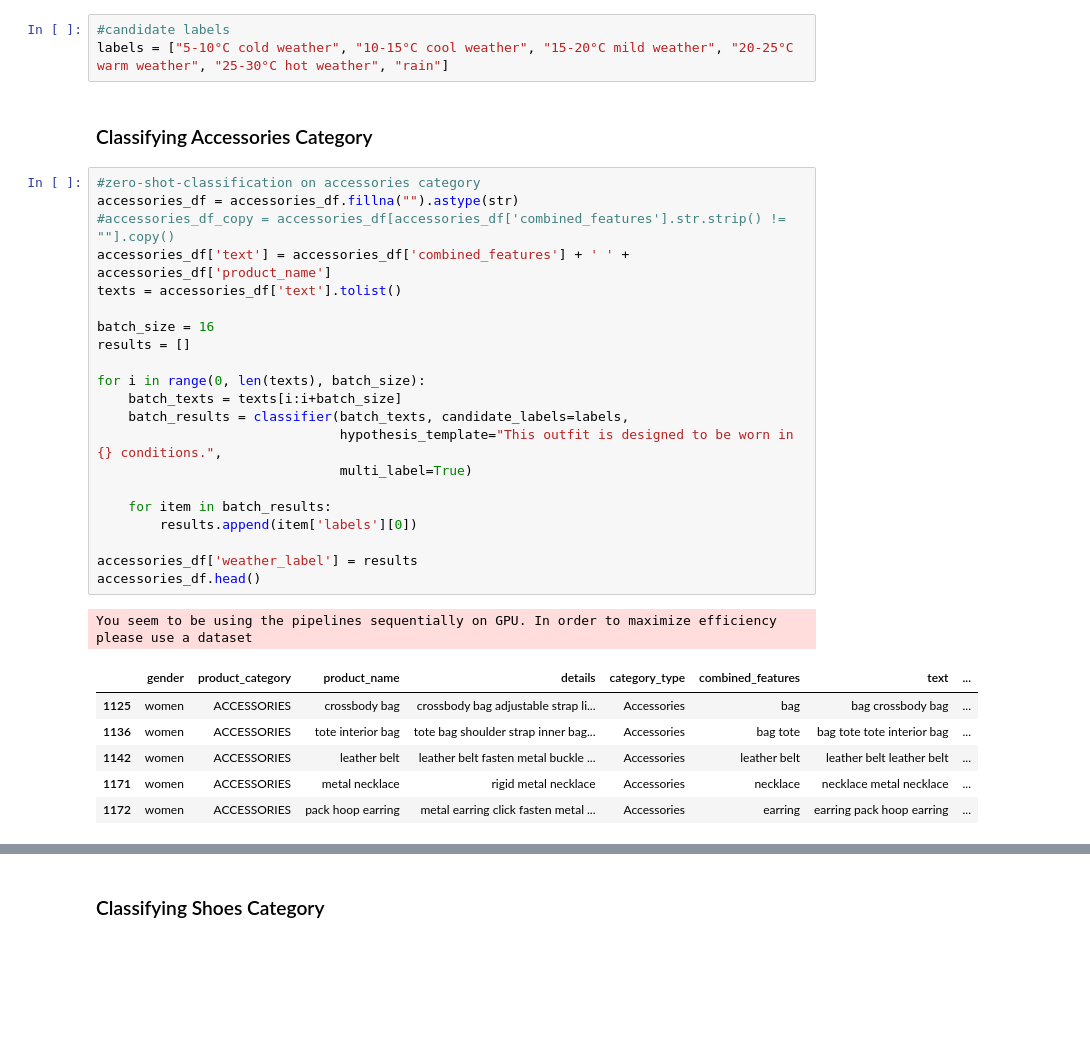
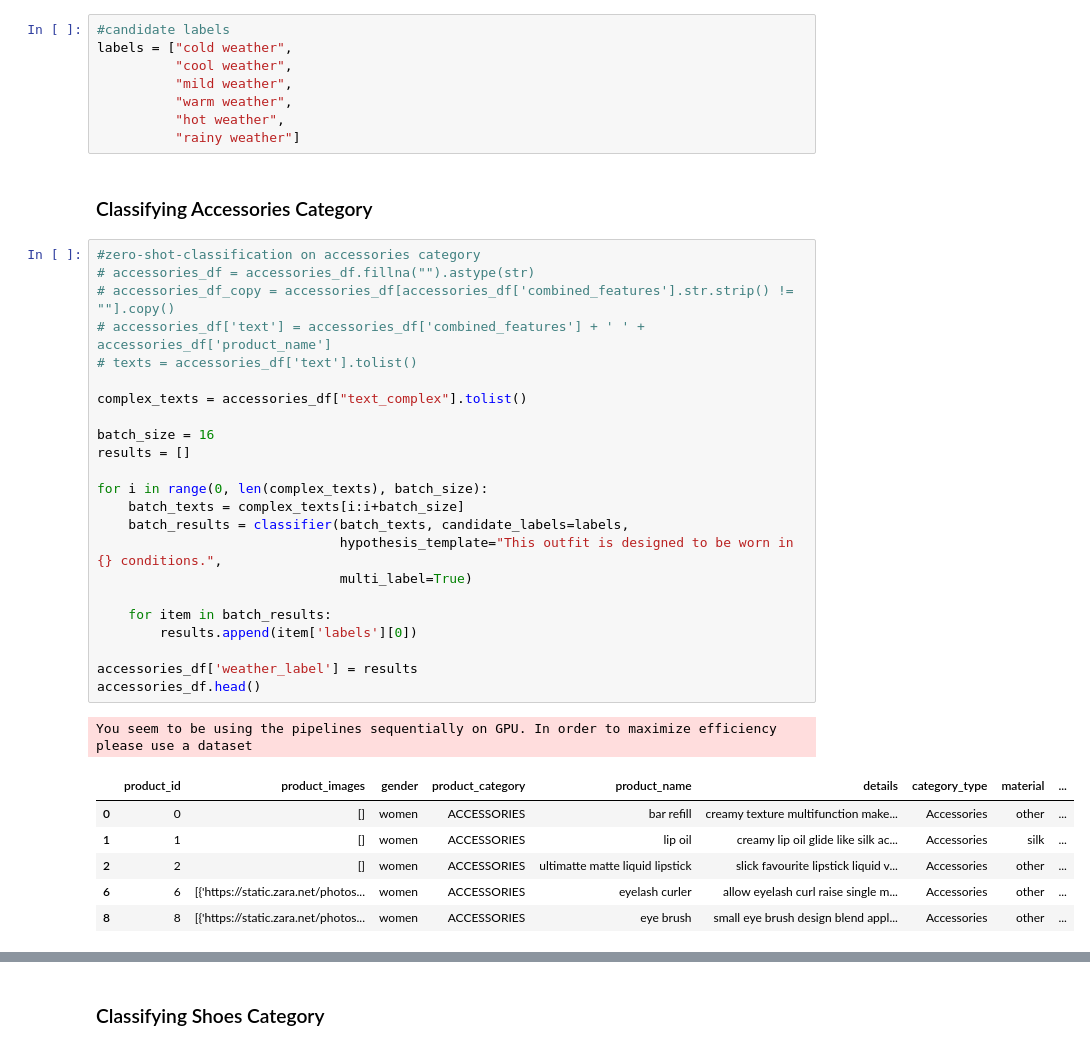
Before and after one commit to pawarsp/what-to-wear-today, a Jupyter notebook: clothes_classification.ipynb, the cells around one changed output, grey strips where cells are left out. Saved outputs shown, nothing was run; the diff lists cells and outputs as text; blank space fills up the shorter version.

Commit message:
assigned new weather labels after different preprocessing

```diff
--- a/clothes_classification.ipynb
+++ b/clothes_classification.ipynb
@@ -76,34 +126,41 @@ Device set to use cuda:0
 # %%
 #candidate labels
-labels = ["5-10°C cold weather", "10-15°C cool weather", "15-20°C mild weather", "20-25°C warm weather", "25-30°C hot weather", "rain"]
+labels = ["cold weather",
+          "cool weather",
+          "mild weather",
+          "warm weather",
+          "hot weather",
+          "rainy weather"]
 # %% [markdown]
 ### Classifying Accessories Category
 # %%
 #zero-shot-classification on accessories category
-accessories_df = accessories_df.fillna("").astype(str)
-#accessories_df_copy = accessories_df[accessories_df['combined_features'].str.strip() != ""].copy()
-accessories_df['text'] = accessories_df['combined_features'] + ' ' + accessories_df['product_name']
-texts = accessories_df['text'].tolist()
+# accessories_df = accessories_df.fillna("").astype(str)
+# accessories_df_copy = accessories_df[accessories_df['combined_features'].str.strip() != ""].copy()
+# accessories_df['text'] = accessories_df['combined_features'] + ' ' + accessories_df['product_name']
+# texts = accessories_df['text'].tolist()
+
+complex_texts = accessories_df["text_complex"].tolist()
 
 batch_size = 16
 results = []
 
-for i in range(0, len(texts), batch_size):
-    batch_texts = texts[i:i+batch_size]
+for i in range(0, len(complex_texts), batch_size):
+    batch_texts = complex_texts[i:i+batch_size]
     batch_results = classifier(batch_texts, candidate_labels=labels,
                                hypothesis_template="This outfit is designed to be worn in {} conditions.",
                                multi_label=True)
 
     for item in batch_results:
         results.append(item['labels'][0])
 
 accessories_df['weather_label'] = results
 accessories_df.head()
 # %% [output]
 You seem to be using the pipelines sequentially on GPU. In order to maximize efficiency please use a dataset
-|  | gender | product_category | product_name | details | category_type | combined_features | text | ... |
-| 1125 | women | ACCESSORIES | crossbody bag | crossbody bag adjustable strap li... | Accessories | bag | bag crossbody bag | ... |
-| 1136 | women | ACCESSORIES | tote interior bag | tote bag shoulder strap inner bag... | Accessories | bag tote | bag tote tote interior bag | ... |
-| 1142 | women | ACCESSORIES | leather belt | leather belt fasten metal buckle ... | Accessories | leather belt | leather belt leather belt | ... |
-| 1171 | women | ACCESSORIES | metal necklace | rigid metal necklace | Accessories | necklace | necklace metal necklace | ... |
-| 1172 | women | ACCESSORIES | pack hoop earring | metal earring click fasten metal ... | Accessories | earring | earring pack hoop earring | ... |
+|  | product_id | product_images | gender | product_category | product_name | details | category_type | material | ... |
+| 0 | 0 | [] | women | ACCESSORIES | bar refill | creamy texture multifunction make... | Accessories | other | ... |
+| 1 | 1 | [] | women | ACCESSORIES | lip oil | creamy lip oil glide like silk ac... | Accessories | silk | ... |
+| 2 | 2 | [] | women | ACCESSORIES | ultimatte matte liquid lipstick | slick favourite lipstick liquid v... | Accessories | other | ... |
+| 6 | 6 | [{'https://static.zara.net/photos... | women | ACCESSORIES | eyelash curler | allow eyelash curl raise single m... | Accessories | other | ... |
+| 8 | 8 | [{'https://static.zara.net/photos... | women | ACCESSORIES | eye brush | small eye brush design blend appl... | Accessories | other | ... |
```
Also changed, not shown: parts of 24 cells of this notebook.
